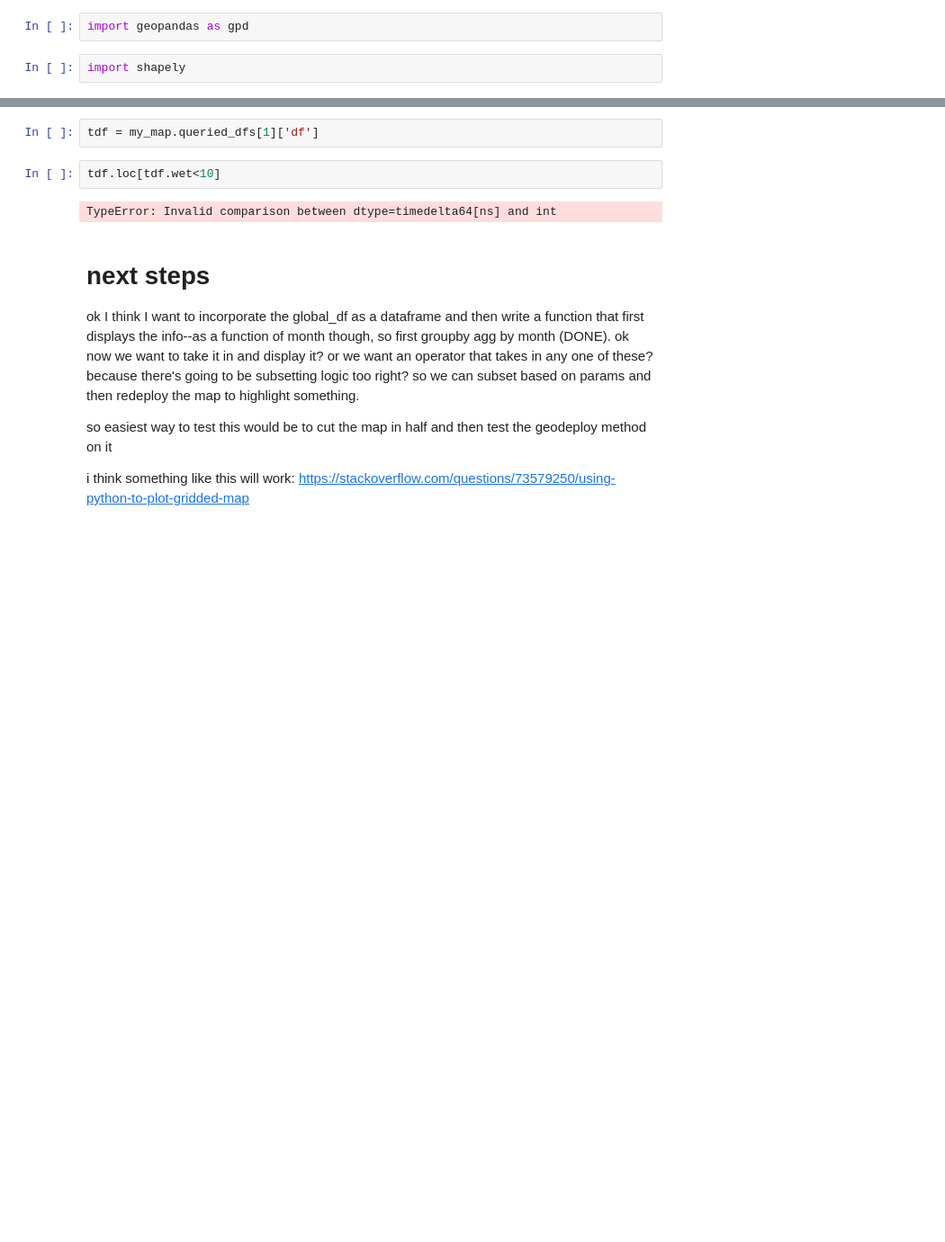
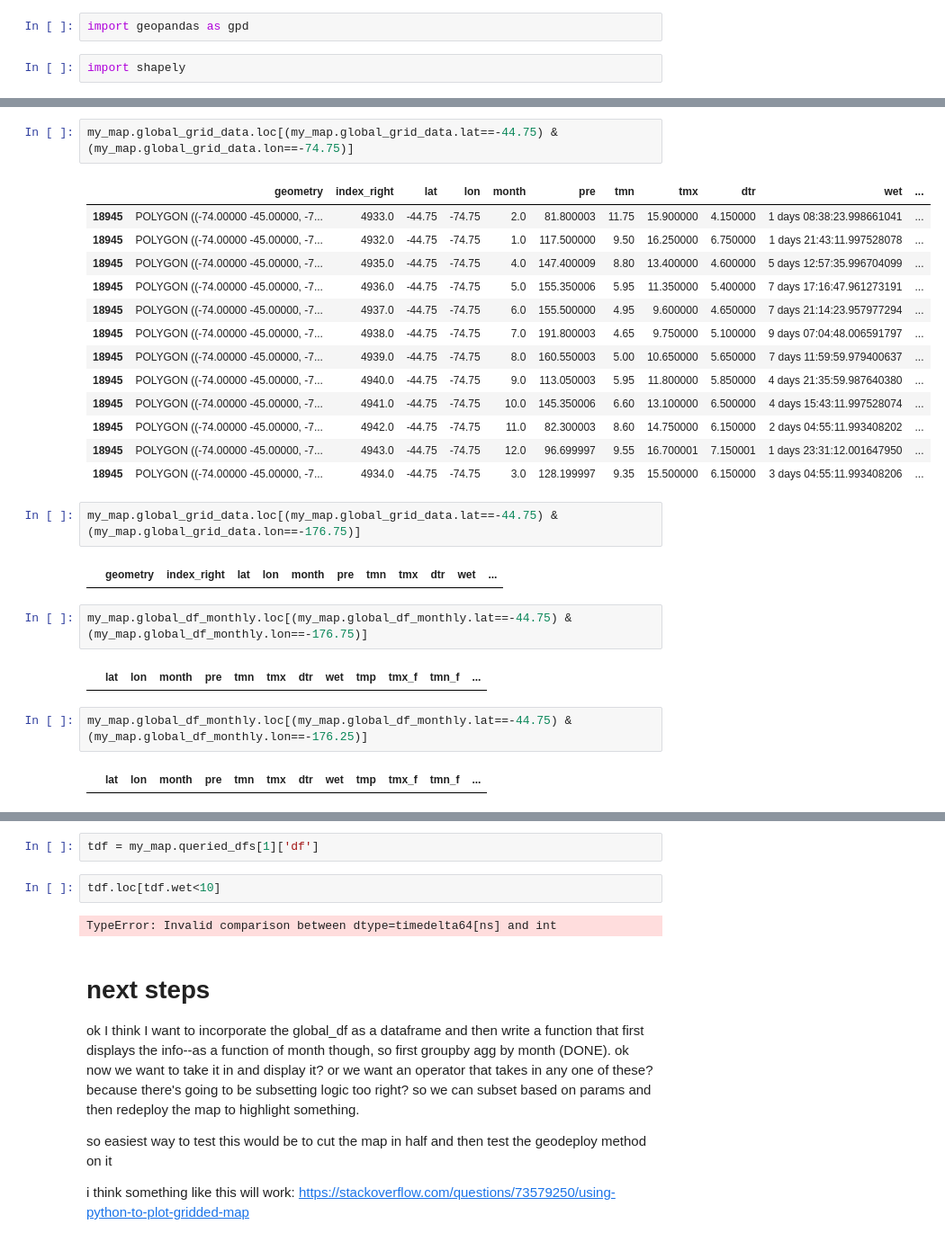
Before and after one commit to ShreyanSen/statistics_cookbook, a Jupyter notebook: geospatial/travel_map.ipynb, the cells around one changed output, grey strips where cells are left out. Shown at 90% size. Saved outputs shown, nothing was run; the diff lists cells and outputs as text; blank space fills up the shorter version.

```diff
--- a/geospatial/travel_map.ipynb
+++ b/geospatial/travel_map.ipynb
@@ -101,0 +165,28 @@ my_map.query_by_lat_lon()
+# %%
+my_map.global_grid_data.loc[(my_map.global_grid_data.lat==-44.75) & (my_map.global_grid_data.lon==-74.75)]
+# %% [output]
+|  | geometry | index_right | lat | lon | month | pre | tmn | tmx | dtr | wet | ... |
+| 18945 | POLYGON ((-74.00000 -45.00000, -7... | 4933.0 | -44.75 | -74.75 | 2.0 | 81.800003 | 11.75 | 15.900000 | 4.150000 | 1 days 08:38:23.998661041 | ... |
+| 18945 | POLYGON ((-74.00000 -45.00000, -7... | 4932.0 | -44.75 | -74.75 | 1.0 | 117.500000 | 9.50 | 16.250000 | 6.750000 | 1 days 21:43:11.997528078 | ... |
+| 18945 | POLYGON ((-74.00000 -45.00000, -7... | 4935.0 | -44.75 | -74.75 | 4.0 | 147.400009 | 8.80 | 13.400000 | 4.600000 | 5 days 12:57:35.996704099 | ... |
+| 18945 | POLYGON ((-74.00000 -45.00000, -7... | 4936.0 | -44.75 | -74.75 | 5.0 | 155.350006 | 5.95 | 11.350000 | 5.400000 | 7 days 17:16:47.961273191 | ... |
+| 18945 | POLYGON ((-74.00000 -45.00000, -7... | 4937.0 | -44.75 | -74.75 | 6.0 | 155.500000 | 4.95 | 9.600000 | 4.650000 | 7 days 21:14:23.957977294 | ... |
+| 18945 | POLYGON ((-74.00000 -45.00000, -7... | 4938.0 | -44.75 | -74.75 | 7.0 | 191.800003 | 4.65 | 9.750000 | 5.100000 | 9 days 07:04:48.006591797 | ... |
+| 18945 | POLYGON ((-74.00000 -45.00000, -7... | 4939.0 | -44.75 | -74.75 | 8.0 | 160.550003 | 5.00 | 10.650000 | 5.650000 | 7 days 11:59:59.979400637 | ... |
+| 18945 | POLYGON ((-74.00000 -45.00000, -7... | 4940.0 | -44.75 | -74.75 | 9.0 | 113.050003 | 5.95 | 11.800000 | 5.850000 | 4 days 21:35:59.987640380 | ... |
+| 18945 | POLYGON ((-74.00000 -45.00000, -7... | 4941.0 | -44.75 | -74.75 | 10.0 | 145.350006 | 6.60 | 13.100000 | 6.500000 | 4 days 15:43:11.997528074 | ... |
+| 18945 | POLYGON ((-74.00000 -45.00000, -7... | 4942.0 | -44.75 | -74.75 | 11.0 | 82.300003 | 8.60 | 14.750000 | 6.150000 | 2 days 04:55:11.993408202 | ... |
+| 18945 | POLYGON ((-74.00000 -45.00000, -7... | 4943.0 | -44.75 | -74.75 | 12.0 | 96.699997 | 9.55 | 16.700001 | 7.150001 | 1 days 23:31:12.001647950 | ... |
+| 18945 | POLYGON ((-74.00000 -45.00000, -7... | 4934.0 | -44.75 | -74.75 | 3.0 | 128.199997 | 9.35 | 15.500000 | 6.150000 | 3 days 04:55:11.993408206 | ... |
+# %%
+my_map.global_grid_data.loc[(my_map.global_grid_data.lat==-44.75) & (my_map.global_grid_data.lon==-176.75)]
+# %% [output]
+|  | geometry | index_right | lat | lon | month | pre | tmn | tmx | dtr | wet | ... |
+# %%
+my_map.global_df_monthly.loc[(my_map.global_df_monthly.lat==-44.75) & (my_map.global_df_monthly.lon==-176.75)]
+# %% [output]
+|  | lat | lon | month | pre | tmn | tmx | dtr | wet | tmp | tmx_f | tmn_f | ... |
+# %%
+my_map.global_df_monthly.loc[(my_map.global_df_monthly.lat==-44.75) & (my_map.global_df_monthly.lon==-176.25)]
+# %% [output]
+|  | lat | lon | month | pre | tmn | tmx | dtr | wet | tmp | tmx_f | tmn_f | ... |
```
Also changed, not shown: parts of 24 cells of this notebook.
